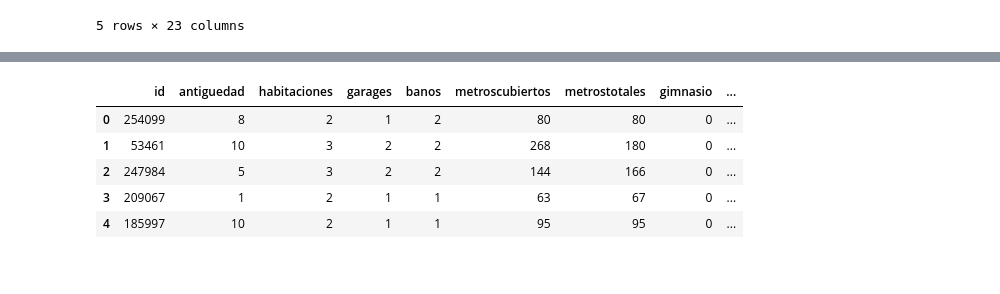
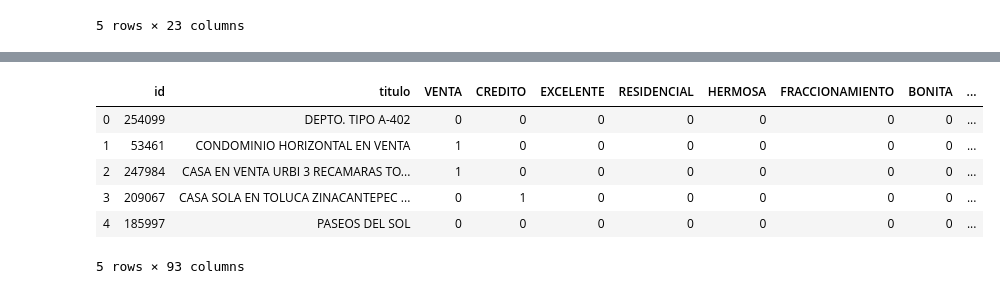
Before and after one commit to patopizzini/Organizacion_Datos_2C2019, a Jupyter notebook: TP2/TP2 JM generacion datos.ipynb, the cells around one changed output, grey strips where cells are left out. Drawn from its saved outputs; the diff is of its cells as text; code cells hidden in the pictures.

```diff
--- a/TP2/TP2 JM generacion datos.ipynb
+++ b/TP2/TP2 JM generacion datos.ipynb
@@ -283,12 +272,3 @@ one_hot_encoded
 | 239998 | 0 | 0 | 0 | 0 | 0 | 0 | 0 | 0 | 0 | 0 | ... |
 | 239999 | 0 | 0 | 0 | 0 | 0 | 0 | 0 | 0 | 0 | 0 | ... |
 240000 rows × 934 columns
-# %%
-trainProcesado.head()
-# %% [output]
-|  | id | antiguedad | habitaciones | garages | banos | metroscubiertos | metrostotales | gimnasio | ... |
-| 0 | 254099 | 8 | 2 | 1 | 2 | 80 | 80 | 0 | ... |
-| 1 | 53461 | 10 | 3 | 2 | 2 | 268 | 180 | 0 | ... |
-| 2 | 247984 | 5 | 3 | 2 | 2 | 144 | 166 | 0 | ... |
-| 3 | 209067 | 1 | 2 | 1 | 1 | 63 | 67 | 0 | ... |
-| 4 | 185997 | 10 | 2 | 1 | 1 | 95 | 95 | 0 | ... |
@@ -310,0 +582,11 @@ trainProcesado.head()
+# %%
+#Vemos el resultado
+titleFeatures.head()
+# %% [output]
+|  | id | titulo | VENTA | CREDITO | EXCELENTE | RESIDENCIAL | HERMOSA | FRACCIONAMIENTO | BONITA | ... |
+| 0 | 254099 | DEPTO. TIPO A-402 | 0 | 0 | 0 | 0 | 0 | 0 | 0 | ... |
+| 1 | 53461 | CONDOMINIO HORIZONTAL EN VENTA | 1 | 0 | 0 | 0 | 0 | 0 | 0 | ... |
+| 2 | 247984 | CASA EN VENTA URBI 3 RECAMARAS TO... | 1 | 0 | 0 | 0 | 0 | 0 | 0 | ... |
+| 3 | 209067 | CASA SOLA EN TOLUCA ZINACANTEPEC ... | 0 | 1 | 0 | 0 | 0 | 0 | 0 | ... |
+| 4 | 185997 | PASEOS DEL SOL | 0 | 0 | 0 | 0 | 0 | 0 | 0 | ... |
+5 rows × 93 columns
```
Also changed, not shown: parts of 14 cells of this notebook, 5 other files.
